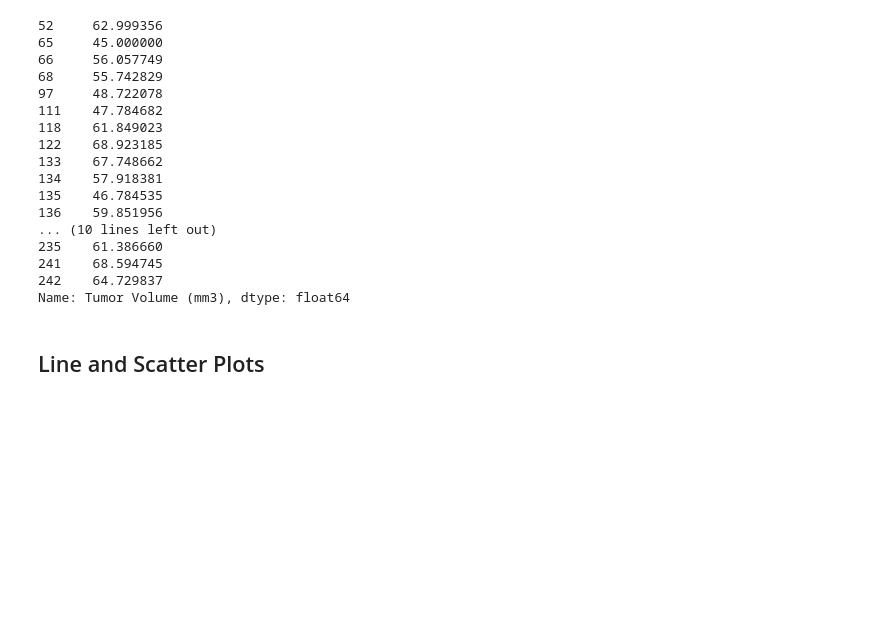
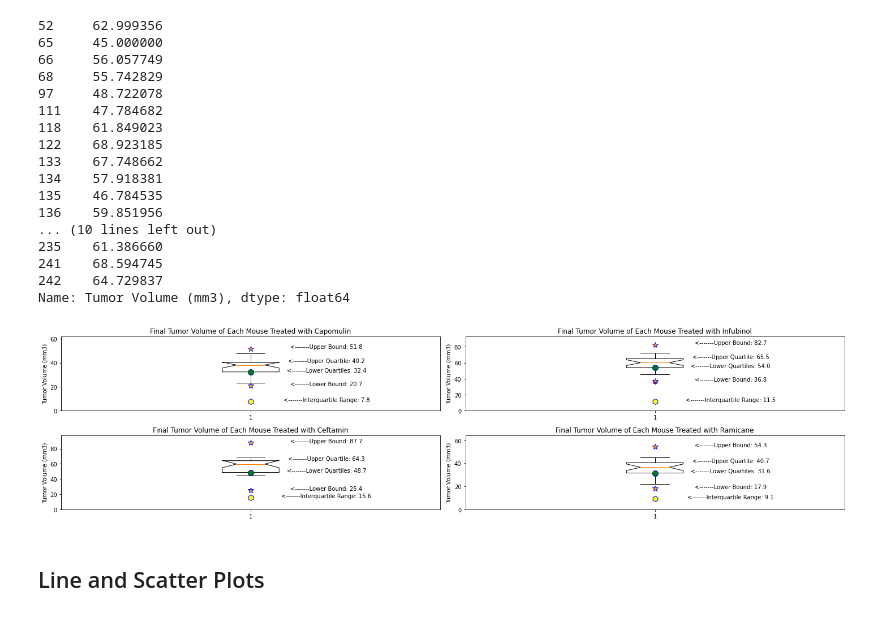
Before and after one commit to georgiafbi/matplotlib-challenge, a Jupyter notebook: Pymaceuticals/pymaceuticals_starter.ipynb, the cells around one changed output. Cells and saved outputs as stored; diff of their text form; code cells hidden in the pictures; blank space fills up the shorter version.

Commit message:
updated box plots

```diff
--- a/Pymaceuticals/pymaceuticals_starter.ipynb
+++ b/Pymaceuticals/pymaceuticals_starter.ipynb
@@ -254,23 +254,27 @@ Name: Tumor Volume (mm3), dtype: float64
 # %%
 # Generate a box plot of the final tumor volume of each mouse across four regimens of interest
 fig,axs=plt.subplots(2,2)
 for j in range(len(tumor_vol_data_s)):
     x=[0,1,0,1]
     y=[0,1,1,0]
     ax1=axs[x[j],y[j]]
     ax1.set_title(f"Final Tumor Volume of Each Mouse Treated with {treatments[j]}")
     ax1.set_ylabel("Tumor Volume (mm3)")
     ax1.set_ylim(0,upper_bound[j]+10)
     ax1.boxplot(tumor_vol_data_s[j],notch=True,flierprops=dict(markerfacecolor='r',marker='D'))
     y_points=[lowerq[j],upperq[j],iqr[j],lower_bound[j],upper_bound[j]]
     x_points=[1,1,1,1,1]
     q_labels=["Lower Quartiles","Upper Quartile", "Interquartile Range","Lower Bound", "Upper Bound"]
-    ax1.plot(x_points,y_points,ls='',marker='o',markersize=7)
+    ax1.plot(x_points[:1],y_points[:1],ls='',marker='o',mec="blue",mfc="green",markersize=10)
+    ax1.plot(x_points[2],y_points[2],ls='',marker='h',mec="blue",mfc="yellow",markersize=10)
+    ax1.plot(x_points[3:],y_points[3:],ls='',marker='*',mec="blue",mfc="orange",markersize=10)
     #ax1.plit()
     for i in range(5):
-        ax1.text(x_points[i]+.33,y_points[i],"<---"+ q_labels[i]+ ": "+f"{round(y_points[i],1)}",horizontalalignment="center")
+        ax1.text(x_points[i]+.20,y_points[i],"<-------"+ q_labels[i]+ ": "+f"{round(y_points[i],1)}",horizontalalignment="cent")
         plt.tight_layout()
     plt.tight_layout()
+# %% [output]
+[figure, added]
 # %% [markdown]
 ## Line and Scatter Plots
 # %%
```
